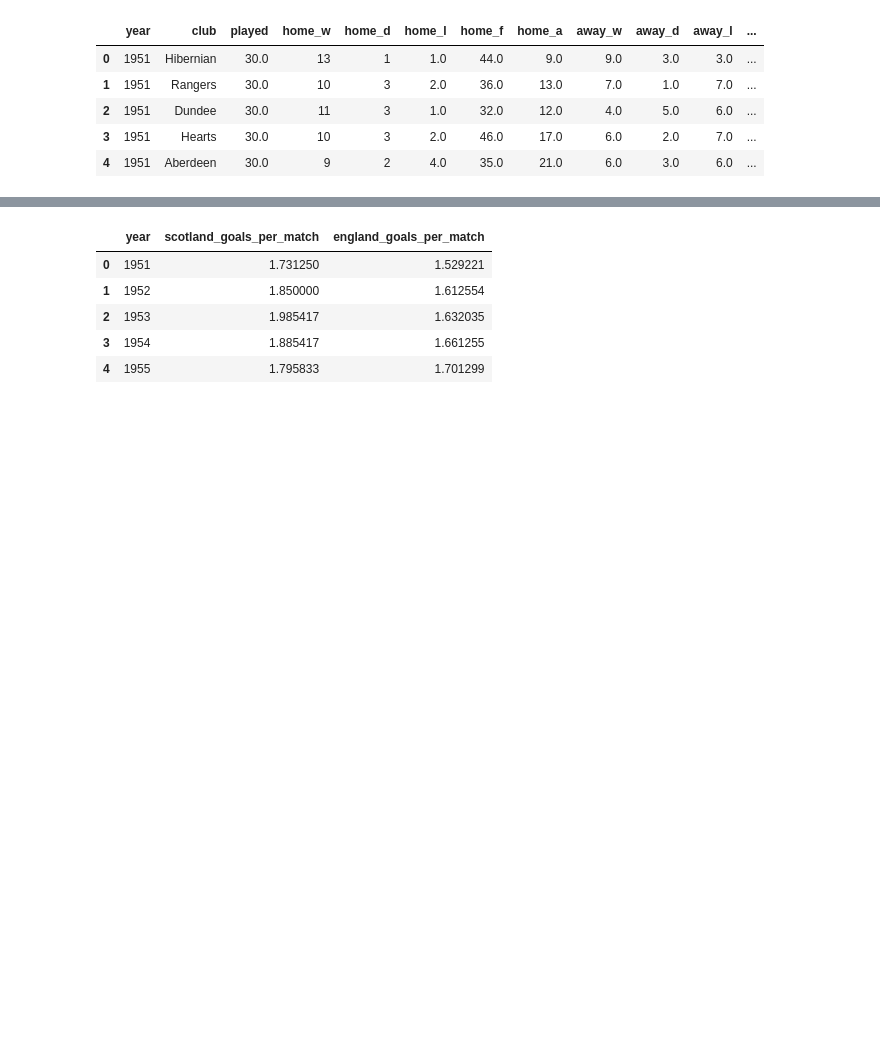
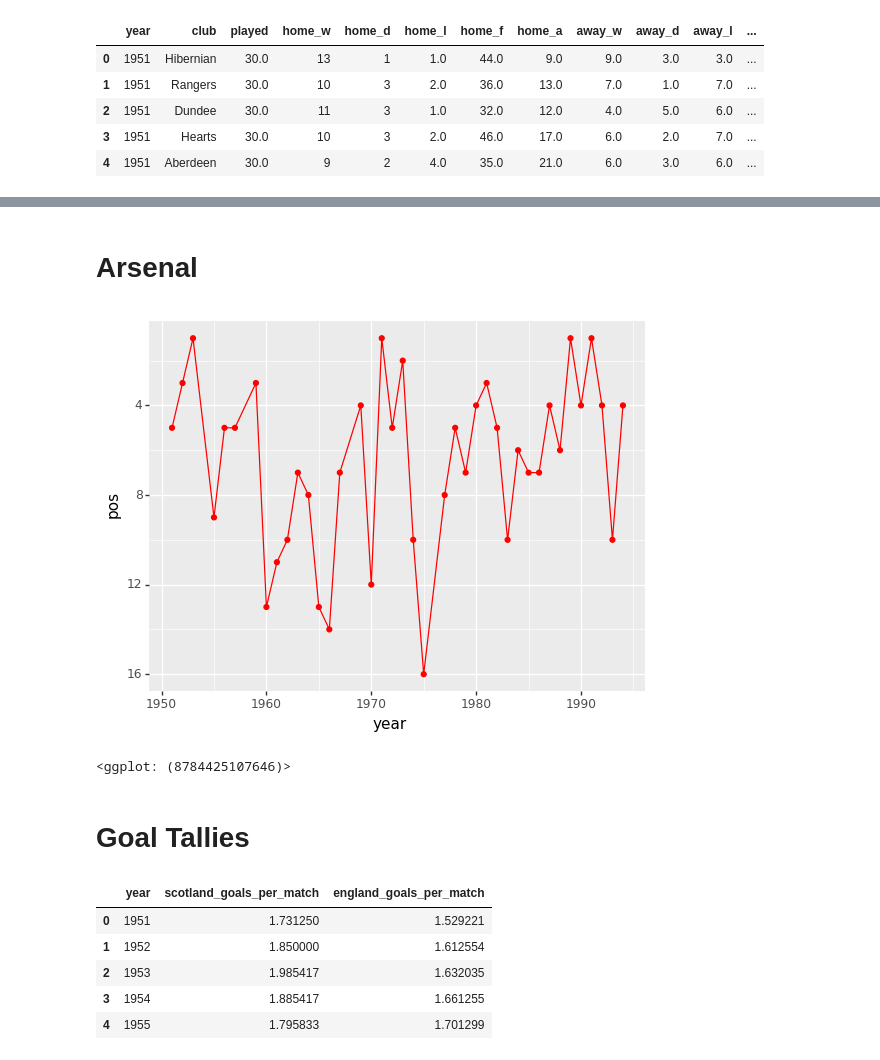
Before and after one commit to apoorvalal/league-tables-scraper, a Jupyter notebook: 1_eda.ipynb, the cells around one changed output, grey strips where cells are left out. Cells and saved outputs as stored; diff of their text form; code cells hidden in the pictures; blank space fills up the shorter version.

```diff
--- a/1_eda.ipynb
+++ b/1_eda.ipynb
@@ -81,3 +120,15 @@ epl_series['goals_permatch'] = epl_series.goals / epl_series.played
+# %% [markdown]
+# Arsenal
+# %%
+arsenal_ts = epl_series.query('club == "Arsenal"')
+# %%
+ggplot(arsenal_ts, aes(x='year', y = 'pos')) + geom_point(colour = 'red') + geom_line(colour='red') +\
+    scale_y_reverse()
+# %% [output]
+[figure, added]
+<ggplot: (8784425107646)>
+# %% [markdown]
+# Goal Tallies
 # %%
 scotlandgoals = spl_series[['year','goals_permatch']].groupby('year').mean()
 englandgoals = epl_series[['year','goals_permatch']].groupby('year').mean()
```
Also changed, not shown: parts of 6 cells of this notebook, 2 other files.
